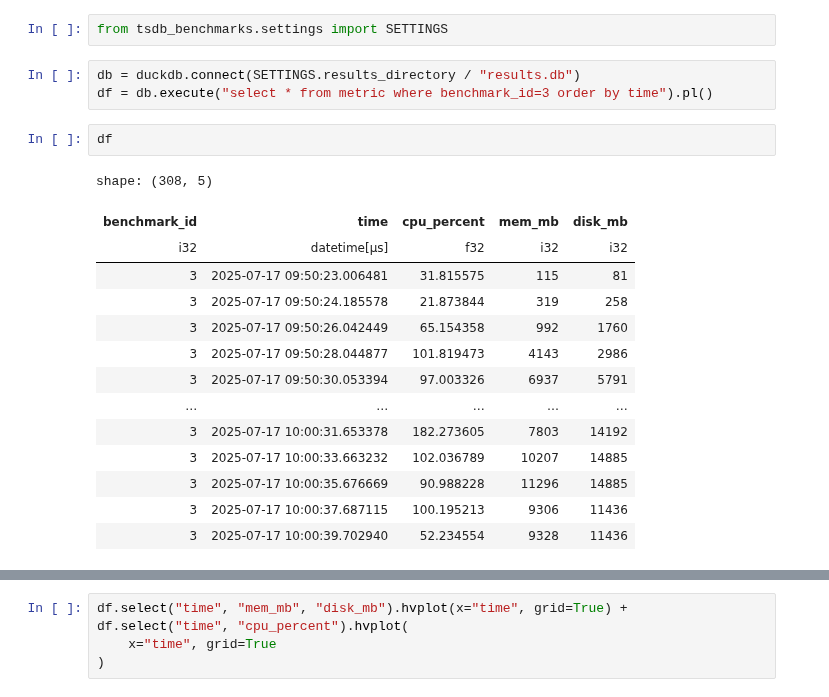
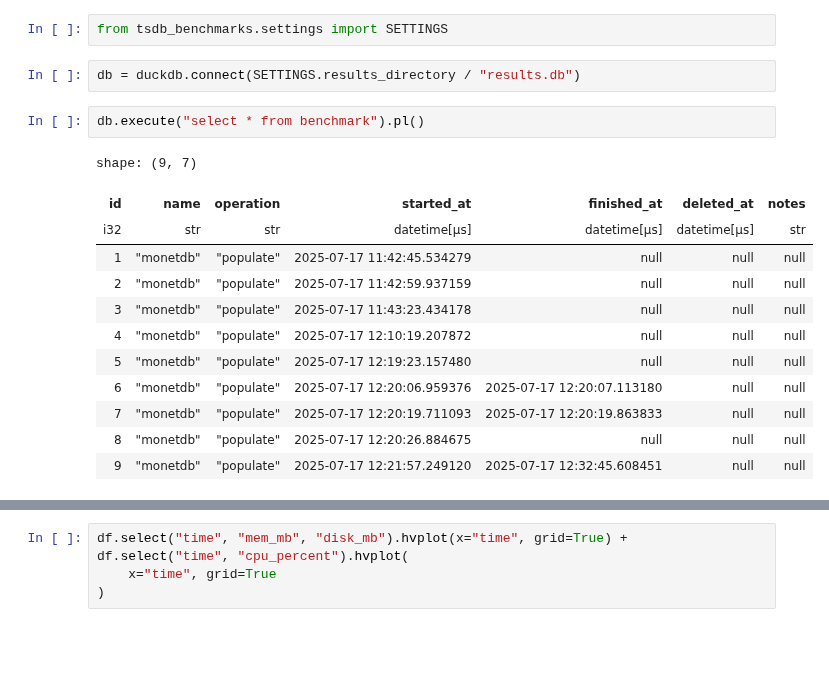
Before and after one commit to wlaur/olap-benchmarks, a Jupyter notebook: notebooks/results.ipynb, the cells around one changed output, grey strips where cells are left out. Saved outputs shown, nothing was run; the diff lists cells and outputs as text; blank space fills up the shorter version.

```diff
--- a/notebooks/results.ipynb
+++ b/notebooks/results.ipynb
@@ -31,21 +36,18 @@ import polars as pl
 from tsdb_benchmarks.settings import SETTINGS
 # %%
 db = duckdb.connect(SETTINGS.results_directory / "results.db")
-df = db.execute("select * from metric where benchmark_id=3 order by time").pl()
-# %%
-df
-# %% [output]
-shape: (308, 5)
-| benchmark_id | time | cpu_percent | mem_mb | disk_mb |
-| i32 | datetime[μs] | f32 | i32 | i32 |
-| 3 | 2025-07-17 09:50:23.006481 | 31.815575 | 115 | 81 |
-| 3 | 2025-07-17 09:50:24.185578 | 21.873844 | 319 | 258 |
-| 3 | 2025-07-17 09:50:26.042449 | 65.154358 | 992 | 1760 |
-| 3 | 2025-07-17 09:50:28.044877 | 101.819473 | 4143 | 2986 |
-| 3 | 2025-07-17 09:50:30.053394 | 97.003326 | 6937 | 5791 |
-| … | … | … | … | … |
-| 3 | 2025-07-17 10:00:31.653378 | 182.273605 | 7803 | 14192 |
-| 3 | 2025-07-17 10:00:33.663232 | 102.036789 | 10207 | 14885 |
-| 3 | 2025-07-17 10:00:35.676669 | 90.988228 | 11296 | 14885 |
-| 3 | 2025-07-17 10:00:37.687115 | 100.195213 | 9306 | 11436 |
-| 3 | 2025-07-17 10:00:39.702940 | 52.234554 | 9328 | 11436 |
+# %%
+db.execute("select * from benchmark").pl()
+# %% [output]
+shape: (9, 7)
+| id | name | operation | started_at | finished_at | deleted_at | notes |
+| i32 | str | str | datetime[μs] | datetime[μs] | datetime[μs] | str |
+| 1 | "monetdb" | "populate" | 2025-07-17 11:42:45.534279 | null | null | null |
+| 2 | "monetdb" | "populate" | 2025-07-17 11:42:59.937159 | null | null | null |
+| 3 | "monetdb" | "populate" | 2025-07-17 11:43:23.434178 | null | null | null |
+| 4 | "monetdb" | "populate" | 2025-07-17 12:10:19.207872 | null | null | null |
+| 5 | "monetdb" | "populate" | 2025-07-17 12:19:23.157480 | null | null | null |
+| 6 | "monetdb" | "populate" | 2025-07-17 12:20:06.959376 | 2025-07-17 12:20:07.113180 | null | null |
+| 7 | "monetdb" | "populate" | 2025-07-17 12:20:19.711093 | 2025-07-17 12:20:19.863833 | null | null |
+| 8 | "monetdb" | "populate" | 2025-07-17 12:20:26.884675 | null | null | null |
+| 9 | "monetdb" | "populate" | 2025-07-17 12:21:57.249120 | 2025-07-17 12:32:45.608451 | null | null |
```
Also changed, not shown: parts of 3 cells of this notebook, 4 other files.
